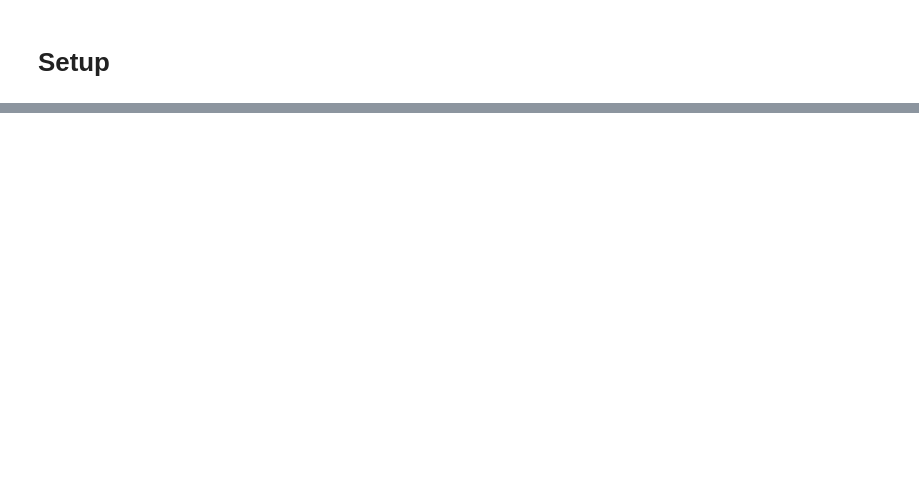
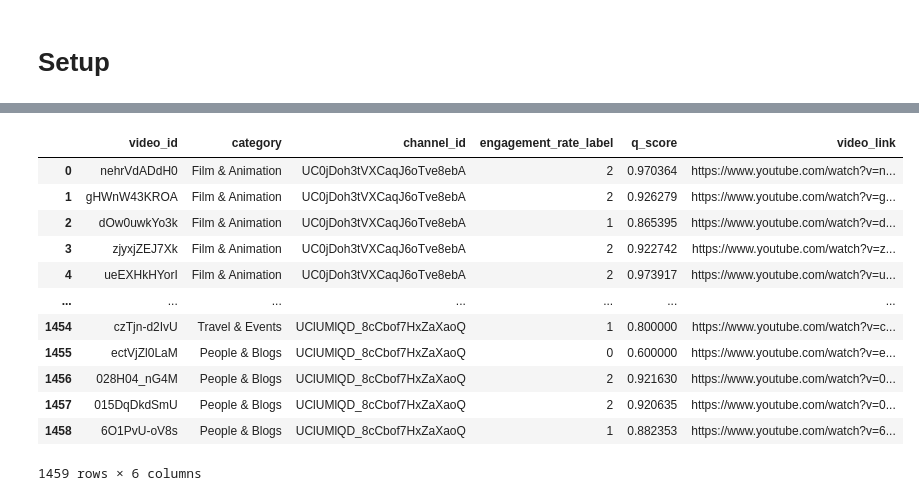
Before and after one commit to knightstark7/XAI-4-YoutubeEngagement, a Jupyter notebook: prepare_data.ipynb, the cells around one changed output, grey strips where cells are left out. Cells and saved outputs as stored; diff of their text form; code cells hidden in the pictures; blank space fills up the shorter version.

```diff
--- a/prepare_data.ipynb
+++ b/prepare_data.ipynb
@@ -396,0 +36,30 @@ KeyboardInterrupt:
+# %%
+def find_matching_ids(directory):
+    mp4_ids = set()
+
+    for file in os.listdir(directory):
+        if file.endswith(".mp4"):
+            mp4_ids.add(file[:-4])  # Remove .npz
+
+    return mp4_ids
+
+existed_ids = find_matching_ids(var.DOWNLOADED_VIDEO_PATH)
+
+
+df = df[df['video_id'].isin(existed_ids)]
+df.reset_index(drop=True, inplace=True)
+df
+# %% [output]
+|  | video_id | category | channel_id | engagement_rate_label | q_score | video_link |
+| 0 | nehrVdADdH0 | Film & Animation | UC0jDoh3tVXCaqJ6oTve8ebA | 2 | 0.970364 | https://www.youtube.com/watch?v=n... |
+| 1 | gHWnW43KROA | Film & Animation | UC0jDoh3tVXCaqJ6oTve8ebA | 2 | 0.926279 | https://www.youtube.com/watch?v=g... |
+| 2 | dOw0uwkYo3k | Film & Animation | UC0jDoh3tVXCaqJ6oTve8ebA | 1 | 0.865395 | https://www.youtube.com/watch?v=d... |
+| 3 | zjyxjZEJ7Xk | Film & Animation | UC0jDoh3tVXCaqJ6oTve8ebA | 2 | 0.922742 | https://www.youtube.com/watch?v=z... |
+| 4 | ueEXHkHYorI | Film & Animation | UC0jDoh3tVXCaqJ6oTve8ebA | 2 | 0.973917 | https://www.youtube.com/watch?v=u... |
+| ... | ... | ... | ... | ... | ... | ... |
+| 1454 | czTjn-d2IvU | Travel & Events | UClUMlQD_8cCbof7HxZaXaoQ | 1 | 0.800000 | https://www.youtube.com/watch?v=c... |
+| 1455 | ectVjZl0LaM | People & Blogs | UClUMlQD_8cCbof7HxZaXaoQ | 0 | 0.600000 | https://www.youtube.com/watch?v=e... |
+| 1456 | 028H04_nG4M | People & Blogs | UClUMlQD_8cCbof7HxZaXaoQ | 2 | 0.921630 | https://www.youtube.com/watch?v=0... |
+| 1457 | 015DqDkdSmU | People & Blogs | UClUMlQD_8cCbof7HxZaXaoQ | 2 | 0.920635 | https://www.youtube.com/watch?v=0... |
+| 1458 | 6O1PvU-oV8s | People & Blogs | UClUMlQD_8cCbof7HxZaXaoQ | 1 | 0.882353 | https://www.youtube.com/watch?v=6... |
+1459 rows × 6 columns
```
Also changed, not shown: parts of 46 cells of this notebook, 11 other files.
